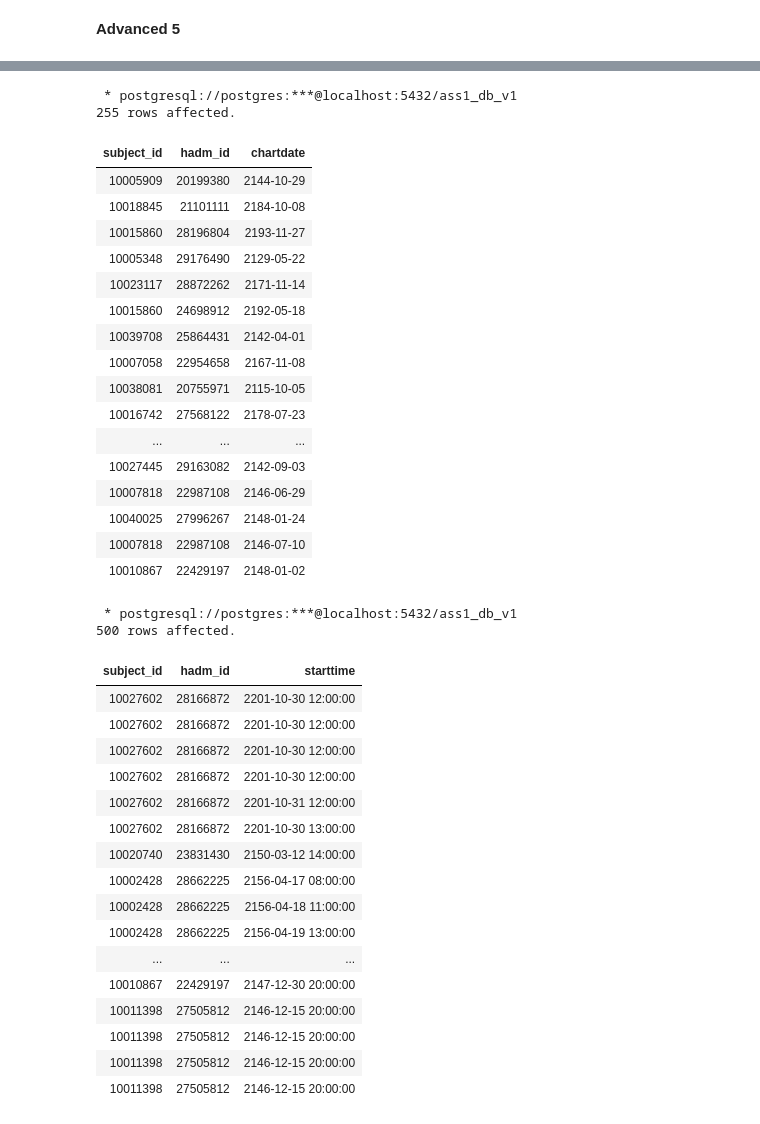
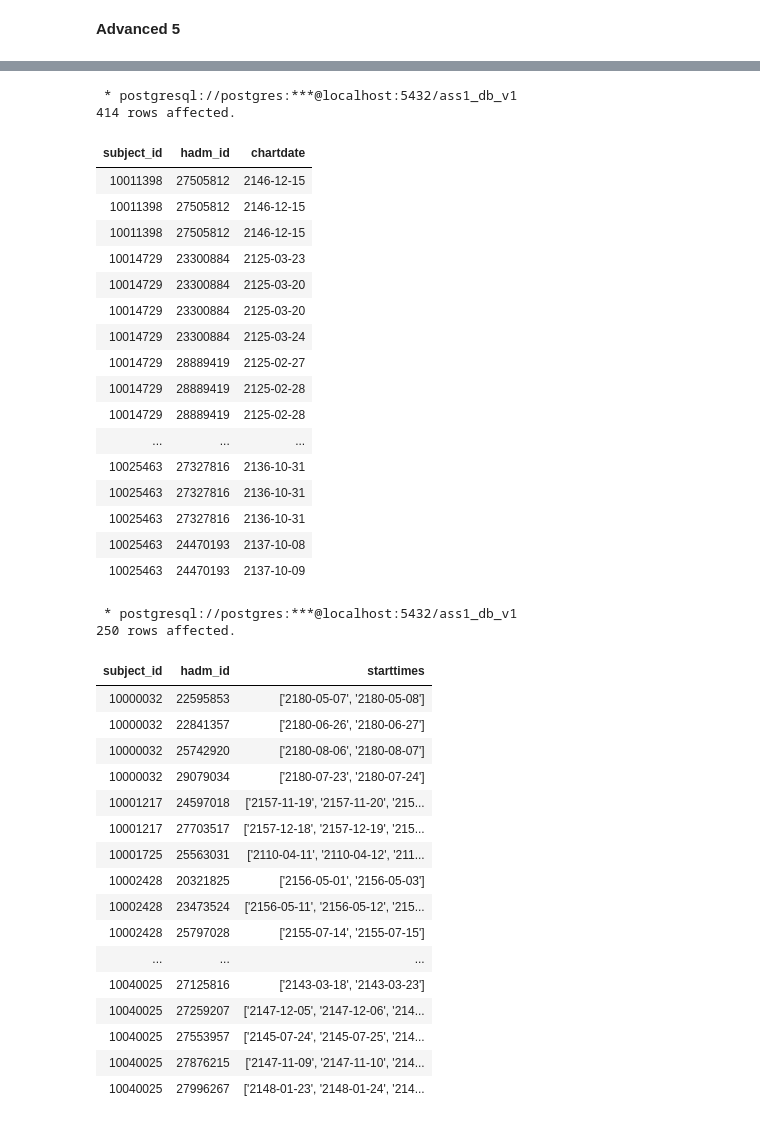
Before and after one commit to sarthak-panda/Sem6, a Jupyter notebook: COL362/Assignments/A1/rough.ipynb, the cells around one changed output, grey strips where cells are left out. Drawn from its saved outputs; the diff is of its cells as text; code cells hidden in the pictures.

```diff
--- a/COL362/Assignments/A1/rough.ipynb
+++ b/COL362/Assignments/A1/rough.ipynb
@@ -1160,25 +1187,24 @@ select subject_id,hadm_id,chartdate
 from hosp.procedures_icd
 WHERE CAST(icd_code AS TEXT) LIKE '0%'
    OR CAST(icd_code AS TEXT) LIKE '1%'
-   OR CAST(icd_code AS TEXT) LIKE '3%'
-group by subject_id,hadm_id,chartdate
+   OR CAST(icd_code AS TEXT) LIKE '3%';
 # %% [output]
  * postgresql://postgres:***@localhost:5432/ass1_db_v1
-255 rows affected.
+414 rows affected.
 | subject_id | hadm_id | chartdate |
-| 10005909 | 20199380 | 2144-10-29 |
-| 10018845 | 21101111 | 2184-10-08 |
-| 10015860 | 28196804 | 2193-11-27 |
-| 10005348 | 29176490 | 2129-05-22 |
-| 10023117 | 28872262 | 2171-11-14 |
-| 10015860 | 24698912 | 2192-05-18 |
-| 10039708 | 25864431 | 2142-04-01 |
-| 10007058 | 22954658 | 2167-11-08 |
-| 10038081 | 20755971 | 2115-10-05 |
-| 10016742 | 27568122 | 2178-07-23 |
+| 10011398 | 27505812 | 2146-12-15 |
+| 10011398 | 27505812 | 2146-12-15 |
+| 10011398 | 27505812 | 2146-12-15 |
+| 10014729 | 23300884 | 2125-03-23 |
+| 10014729 | 23300884 | 2125-03-20 |
+| 10014729 | 23300884 | 2125-03-20 |
+| 10014729 | 23300884 | 2125-03-24 |
+| 10014729 | 28889419 | 2125-02-27 |
+| 10014729 | 28889419 | 2125-02-28 |
+| 10014729 | 28889419 | 2125-02-28 |
 | ... | ... | ... |
-| 10027445 | 29163082 | 2142-09-03 |
-| 10007818 | 22987108 | 2146-06-29 |
-| 10040025 | 27996267 | 2148-01-24 |
-| 10007818 | 22987108 | 2146-07-10 |
-| 10010867 | 22429197 | 2148-01-02 |
+| 10025463 | 27327816 | 2136-10-31 |
+| 10025463 | 27327816 | 2136-10-31 |
+| 10025463 | 27327816 | 2136-10-31 |
+| 10025463 | 24470193 | 2137-10-08 |
+| 10025463 | 24470193 | 2137-10-09 |
@@ -1185,25 +1220,25 @@ group by subject_id,hadm_id,chartdate
 # %%
 %%sql
-select subject_id,hadm_id,starttime
-from hosp.pharmacy
-limit 500
+select subject_id,hadm_id,array_agg(distinct substring(starttime,1,10)) as starttimes
+from hosp.pharmacy --hosp.prescriptions
+group by subject_id,hadm_id
 # %% [output]
  * postgresql://postgres:***@localhost:5432/ass1_db_v1
-500 rows affected.
+250 rows affected.
-| subject_id | hadm_id | starttime |
-| 10027602 | 28166872 | 2201-10-30 12:00:00 |
-| 10027602 | 28166872 | 2201-10-30 12:00:00 |
-| 10027602 | 28166872 | 2201-10-30 12:00:00 |
-| 10027602 | 28166872 | 2201-10-30 12:00:00 |
-| 10027602 | 28166872 | 2201-10-31 12:00:00 |
-| 10027602 | 28166872 | 2201-10-30 13:00:00 |
-| 10020740 | 23831430 | 2150-03-12 14:00:00 |
-| 10002428 | 28662225 | 2156-04-17 08:00:00 |
-| 10002428 | 28662225 | 2156-04-18 11:00:00 |
-| 10002428 | 28662225 | 2156-04-19 13:00:00 |
+| subject_id | hadm_id | starttimes |
+| 10000032 | 22595853 | ['2180-05-07', '2180-05-08'] |
+| 10000032 | 22841357 | ['2180-06-26', '2180-06-27'] |
+| 10000032 | 25742920 | ['2180-08-06', '2180-08-07'] |
+| 10000032 | 29079034 | ['2180-07-23', '2180-07-24'] |
+| 10001217 | 24597018 | ['2157-11-19', '2157-11-20', '215... |
+| 10001217 | 27703517 | ['2157-12-18', '2157-12-19', '215... |
+| 10001725 | 25563031 | ['2110-04-11', '2110-04-12', '211... |
+| 10002428 | 20321825 | ['2156-05-01', '2156-05-03'] |
+| 10002428 | 23473524 | ['2156-05-11', '2156-05-12', '215... |
+| 10002428 | 25797028 | ['2155-07-14', '2155-07-15'] |
 | ... | ... | ... |
-| 10010867 | 22429197 | 2147-12-30 20:00:00 |
-| 10011398 | 27505812 | 2146-12-15 20:00:00 |
-| 10011398 | 27505812 | 2146-12-15 20:00:00 |
-| 10011398 | 27505812 | 2146-12-15 20:00:00 |
-| 10011398 | 27505812 | 2146-12-15 20:00:00 |
+| 10040025 | 27125816 | ['2143-03-18', '2143-03-23'] |
+| 10040025 | 27259207 | ['2147-12-05', '2147-12-06', '214... |
+| 10040025 | 27553957 | ['2145-07-24', '2145-07-25', '214... |
+| 10040025 | 27876215 | ['2147-11-09', '2147-11-10', '214... |
+| 10040025 | 27996267 | ['2148-01-23', '2148-01-24', '214... |
```
Also changed, not shown: parts of 5 cells of this notebook.
